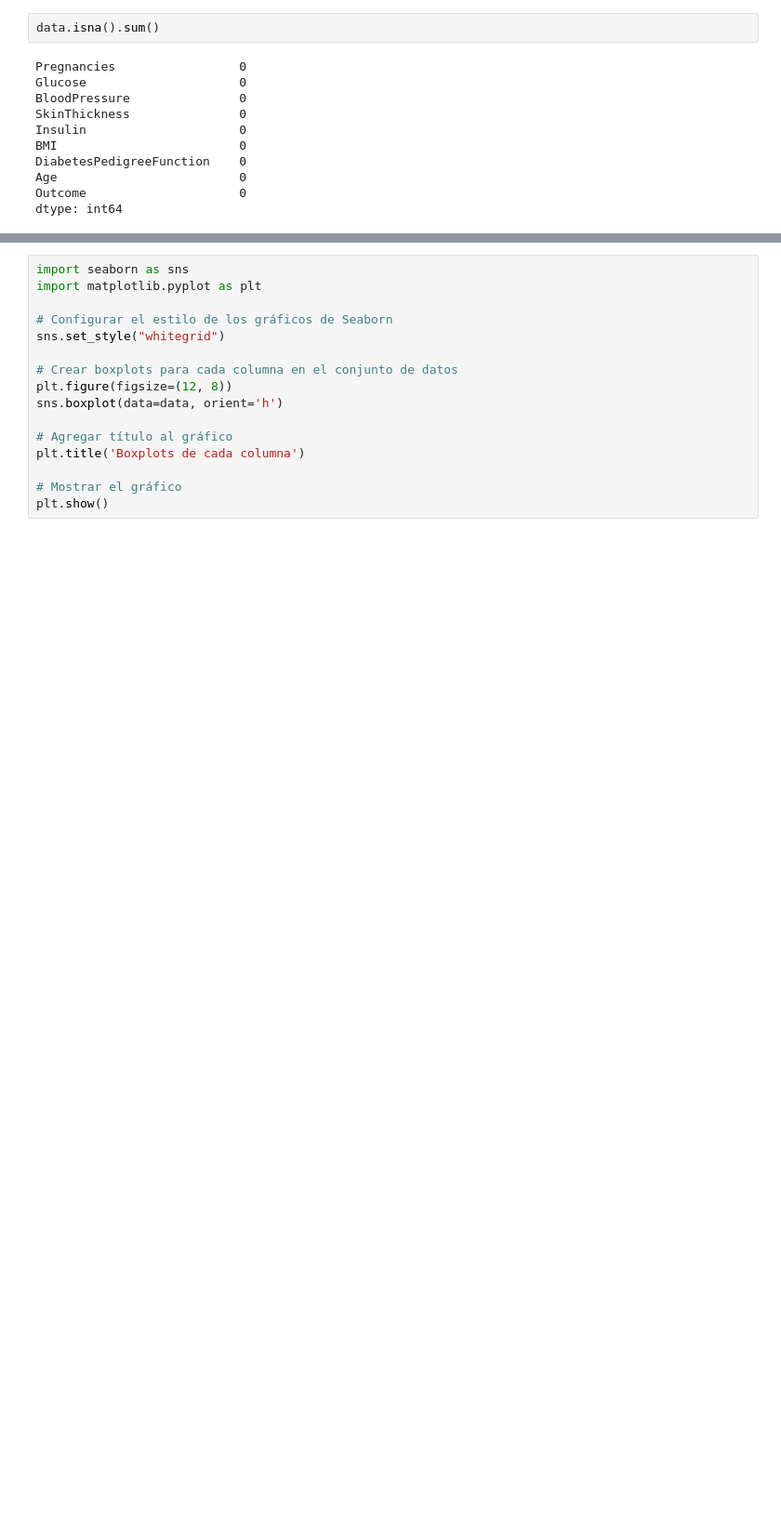
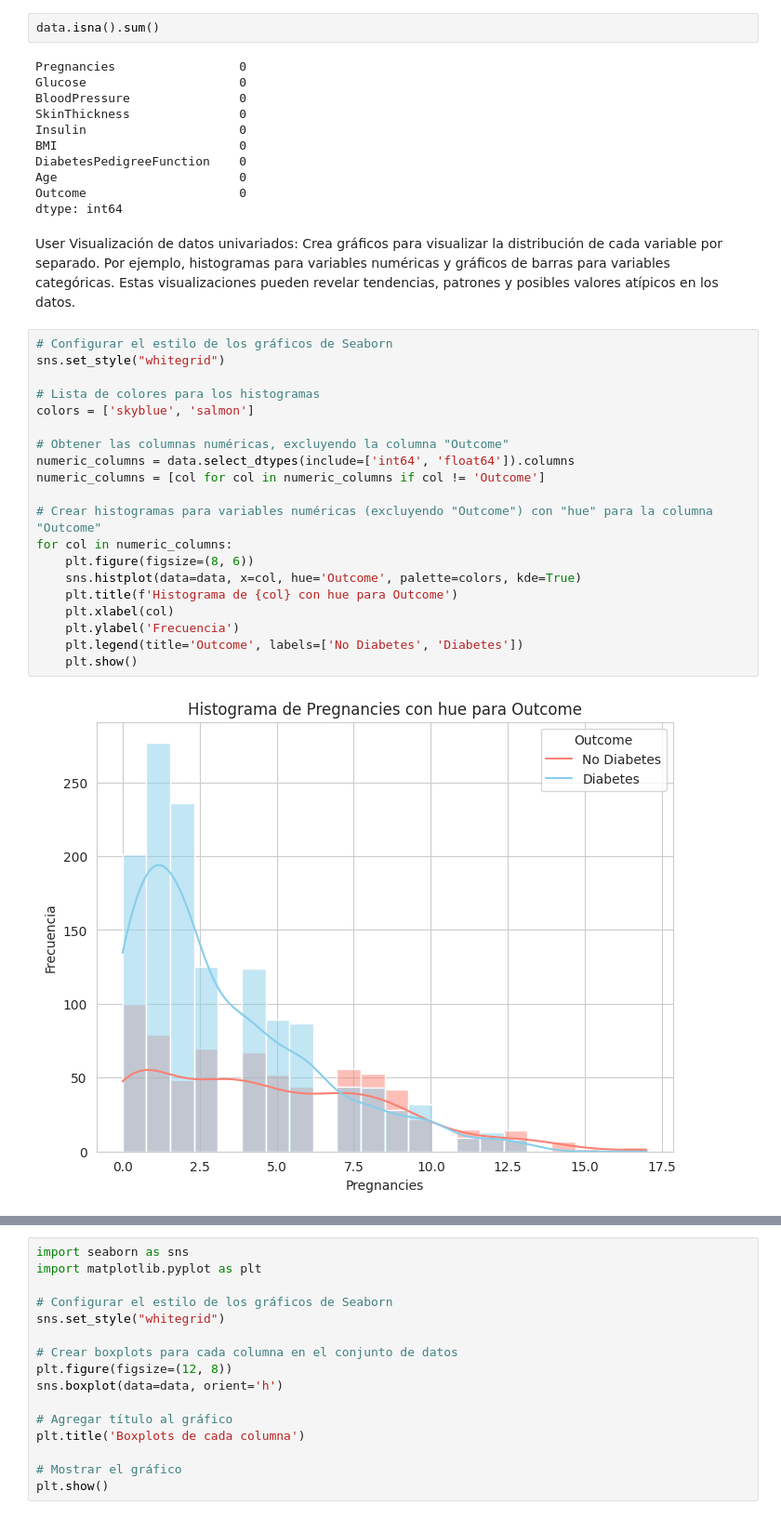
Before and after one commit to paulotolosa/diabetes_1, a Jupyter notebook: 25_04.ipynb, the cells around one changed output, grey strips where cells are left out. Shown at 93% size. Cells and saved outputs as stored; diff of their text form; blank space fills up the shorter version.

```diff
--- a/25_04.ipynb
+++ b/25_04.ipynb
@@ -88,3 +88,28 @@ DiabetesPedigreeFunction    0
 Age                         0
 Outcome                     0
 dtype: int64
+# %% [markdown]
+User
+Visualización de datos univariados: Crea gráficos para visualizar la distribución de cada variable por separado. Por ejemplo, histogramas para variables numéricas y gráficos de barras para variables categóricas. Estas visualizaciones pueden revelar tendencias, patrones y posibles valores atípicos en los datos.
+# %%
+# Configurar el estilo de los gráficos de Seaborn
+sns.set_style("whitegrid")
+
+# Lista de colores para los histogramas
+colors = ['skyblue', 'salmon']
+
+# Obtener las columnas numéricas, excluyendo la columna "Outcome"
+numeric_columns = data.select_dtypes(include=['int64', 'float64']).columns
+numeric_columns = [col for col in numeric_columns if col != 'Outcome']
+
+# Crear histogramas para variables numéricas (excluyendo "Outcome") con "hue" para la columna "Outcome"
+for col in numeric_columns:
+    plt.figure(figsize=(8, 6))
+    sns.histplot(data=data, x=col, hue='Outcome', palette=colors, kde=True)
+    plt.title(f'Histograma de {col} con hue para Outcome')
+    plt.xlabel(col)
+    plt.ylabel('Frecuencia')
+    plt.legend(title='Outcome', labels=['No Diabetes', 'Diabetes'])
+    plt.show()
+# %% [output]
+[figure, added]
```
Also changed, not shown: parts of 2 cells of this notebook.
